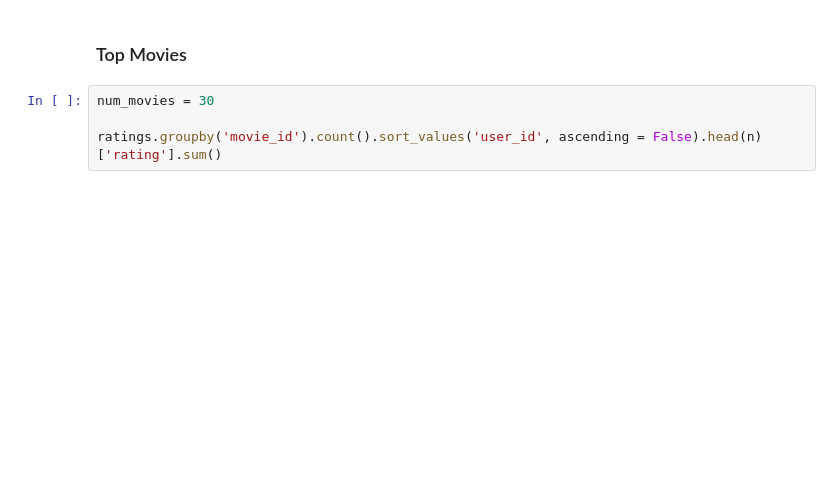
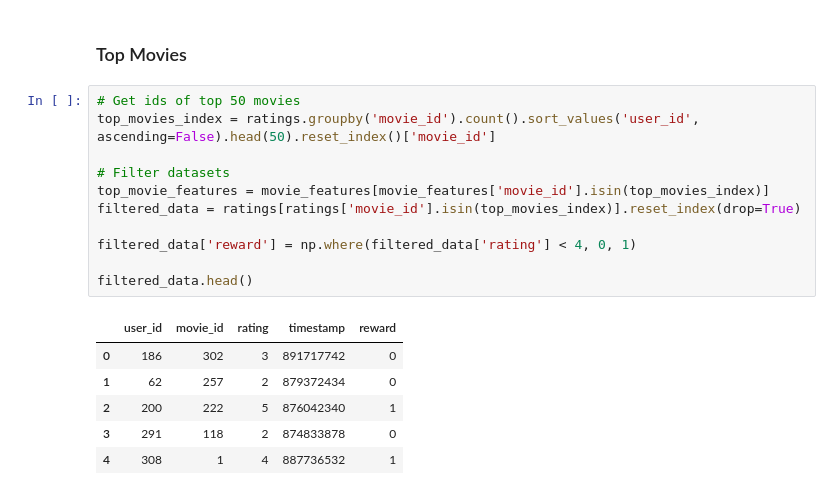
Before and after one commit to abhishekjainz/multi-armed-bandits-recommendation-system, a Jupyter notebook: code/Data Exploration & Preprocessing.ipynb, the cells around one changed output. Cells and saved outputs as stored; diff of their text form; blank space fills up the shorter version.

```diff
--- a/code/Data Exploration & Preprocessing.ipynb
+++ b/code/Data Exploration & Preprocessing.ipynb
@@ -103,6 +118,20 @@ ratings.head()
 # %% [markdown]
 ### Top Movies
-# %%
-num_movies = 30
-
-ratings.groupby('movie_id').count().sort_values('user_id', ascending = False).head(n)['rating'].sum()
+# %%
+# Get ids of top 50 movies
+top_movies_index = ratings.groupby('movie_id').count().sort_values('user_id', ascending=False).head(50).reset_index()['movie_id']
+
+# Filter datasets
+top_movie_features = movie_features[movie_features['movie_id'].isin(top_movies_index)]
+filtered_data = ratings[ratings['movie_id'].isin(top_movies_index)].reset_index(drop=True)
+
+filtered_data['reward'] = np.where(filtered_data['rating'] < 4, 0, 1)
+
+filtered_data.head()
+# %% [output]
+|  | user_id | movie_id | rating | timestamp | reward |
+| 0 | 186 | 302 | 3 | 891717742 | 0 |
+| 1 | 62 | 257 | 2 | 879372434 | 0 |
+| 2 | 200 | 222 | 5 | 876042340 | 1 |
+| 3 | 291 | 118 | 2 | 874833878 | 0 |
+| 4 | 308 | 1 | 4 | 887736532 | 1 |
```
Also changed, not shown: parts of 5 cells of this notebook.
